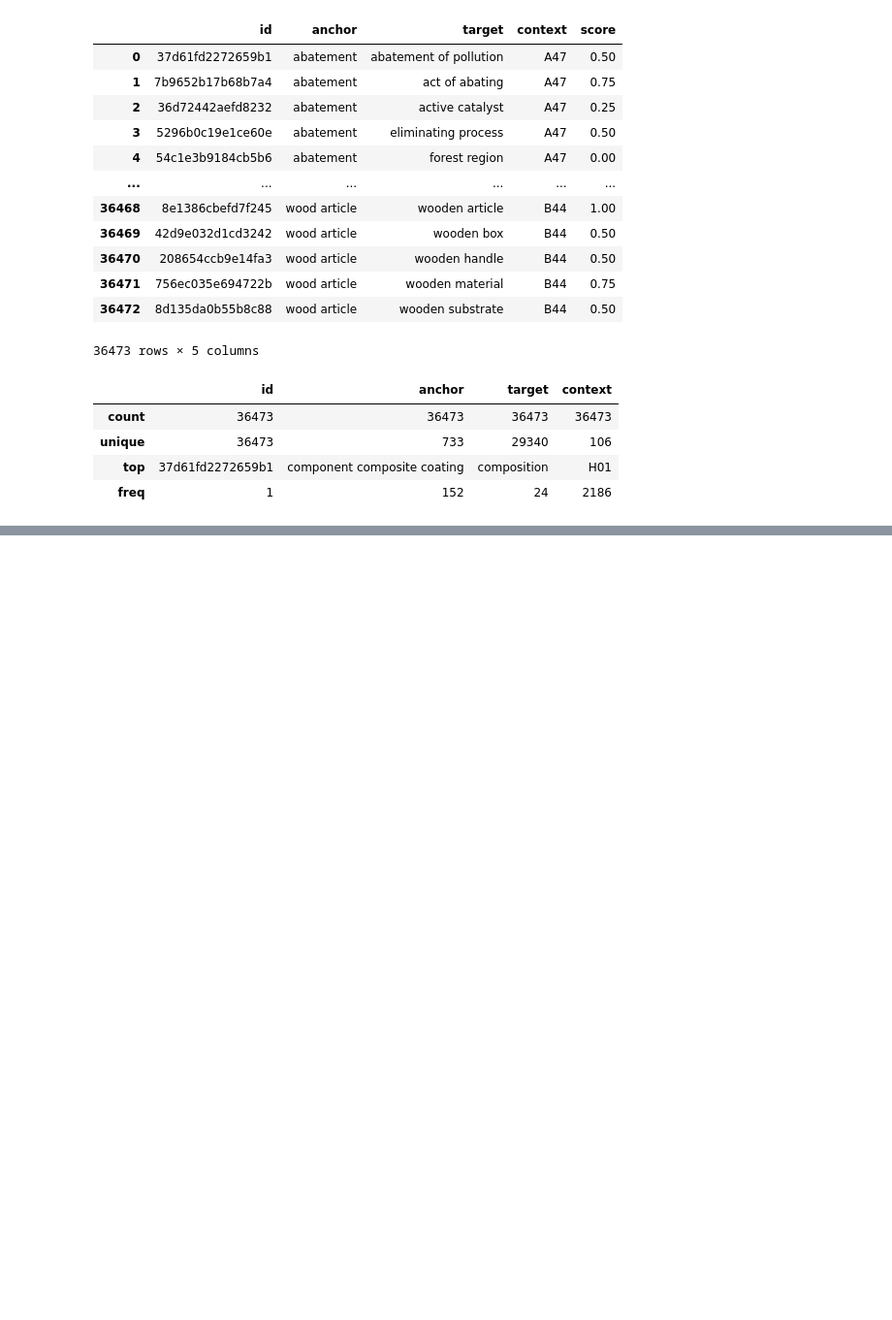
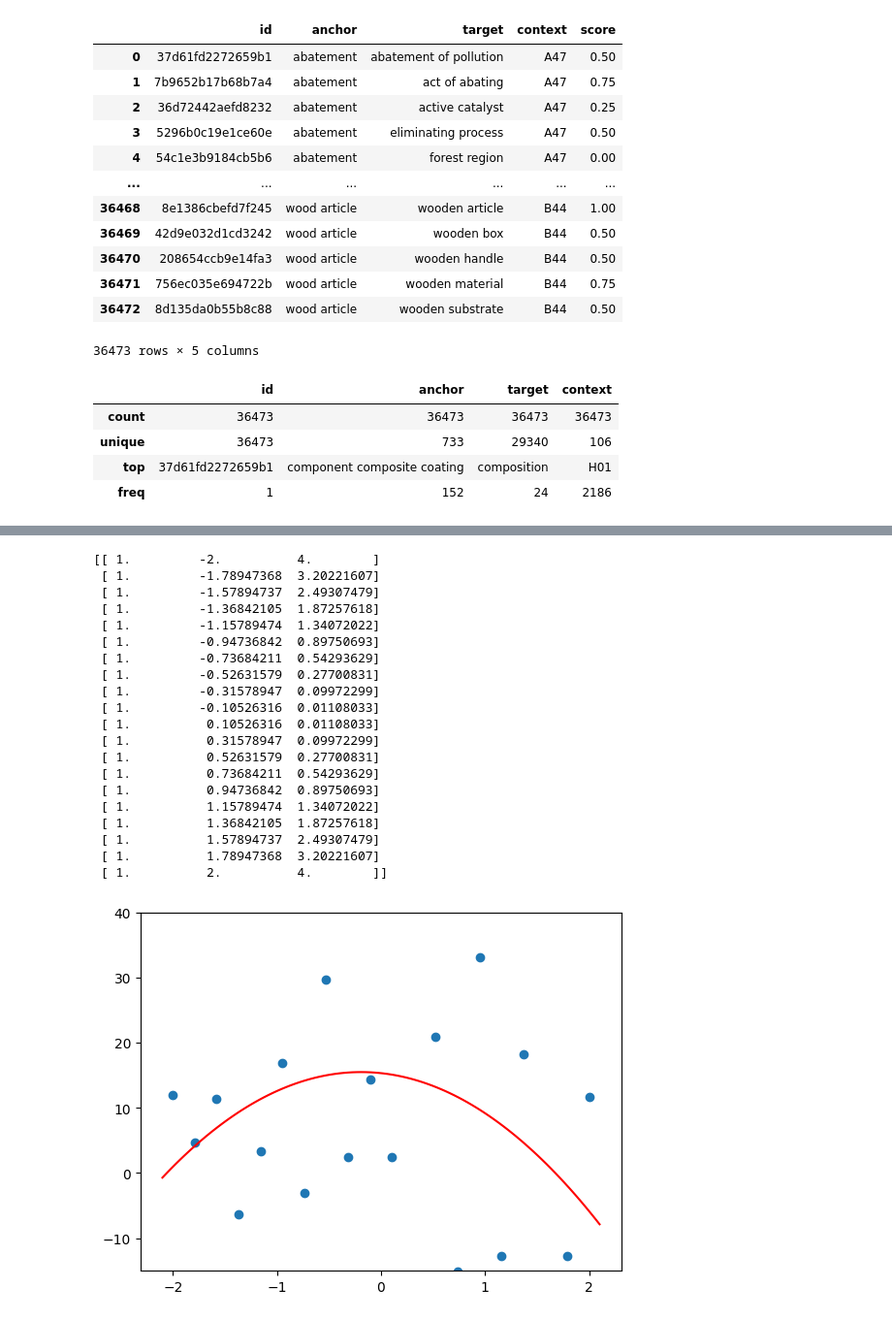
Before and after one commit to devshafi/Practical-DL, a Jupyter notebook: lesson4/nlp_transformers.ipynb, the cells around one changed output, grey strips where cells are left out. Shown at 97% size. Saved outputs shown, nothing was run; the diff lists cells and outputs as text; code cells hidden in the pictures; blank space fills up the shorter version.

```diff
--- a/lesson4/nlp_transformers.ipynb
+++ b/lesson4/nlp_transformers.ipynb
@@ -32,0 +251,53 @@ df.describe(include='str')
+# %%
+from sklearn.linear_model import LinearRegression
+from sklearn.preprocessing import PolynomialFeatures
+from sklearn.pipeline import make_pipeline
+
+# def plot_poly(degree):
+#     model = make_pipeline(PolynomialFeatures(degree), LinearRegression())
+#     model.fit(x.reshape(-1, 1), y)
+#     plt.scatter(x, y)
+#     plot_function(lambda x: model.predict(x.reshape(-1, 1)),y_lim=(-15,40))
+
+def plot_poly(degree):
+    # Step 1: create model
+    poly = PolynomialFeatures(degree)
+    lin = LinearRegression()
+
+    X_poly = poly.fit_transform(x.reshape(-1, 1))
+
+    # Step 2: train
+    lin.fit(X_poly, y)
+
+    # Step 3: plot
+    plt.scatter(x, y)
+
+    def f(x_input):
+        X_new = poly.transform(x_input.reshape(-1, 1))
+        return lin.predict(X_new)
+
+    plot_function(f, y_lim=(-15,40))
+# %%
+plot_poly(2)
+# %% [output]
+[[ 1.         -2.          4.        ]
+ [ 1.         -1.78947368  3.20221607]
+ [ 1.         -1.57894737  2.49307479]
+ [ 1.         -1.36842105  1.87257618]
+ [ 1.         -1.15789474  1.34072022]
+ [ 1.         -0.94736842  0.89750693]
+ [ 1.         -0.73684211  0.54293629]
+ [ 1.         -0.52631579  0.27700831]
+ [ 1.         -0.31578947  0.09972299]
+ [ 1.         -0.10526316  0.01108033]
+ [ 1.          0.10526316  0.01108033]
+ [ 1.          0.31578947  0.09972299]
+ [ 1.          0.52631579  0.27700831]
+ [ 1.          0.73684211  0.54293629]
+ [ 1.          0.94736842  0.89750693]
+ [ 1.          1.15789474  1.34072022]
+ [ 1.          1.36842105  1.87257618]
+ [ 1.          1.57894737  2.49307479]
+ [ 1.          1.78947368  3.20221607]
+ [ 1.          2.          4.        ]]
+[figure, added]
```
Also changed, not shown: parts of 44 cells of this notebook, 2 other files.
